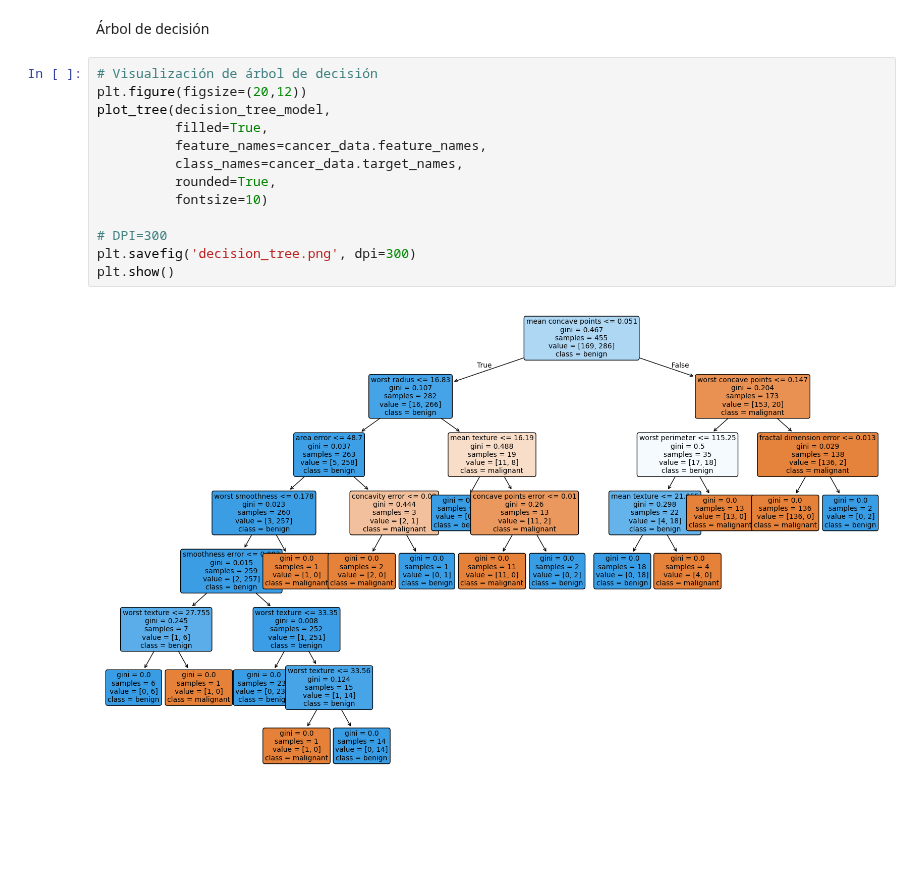
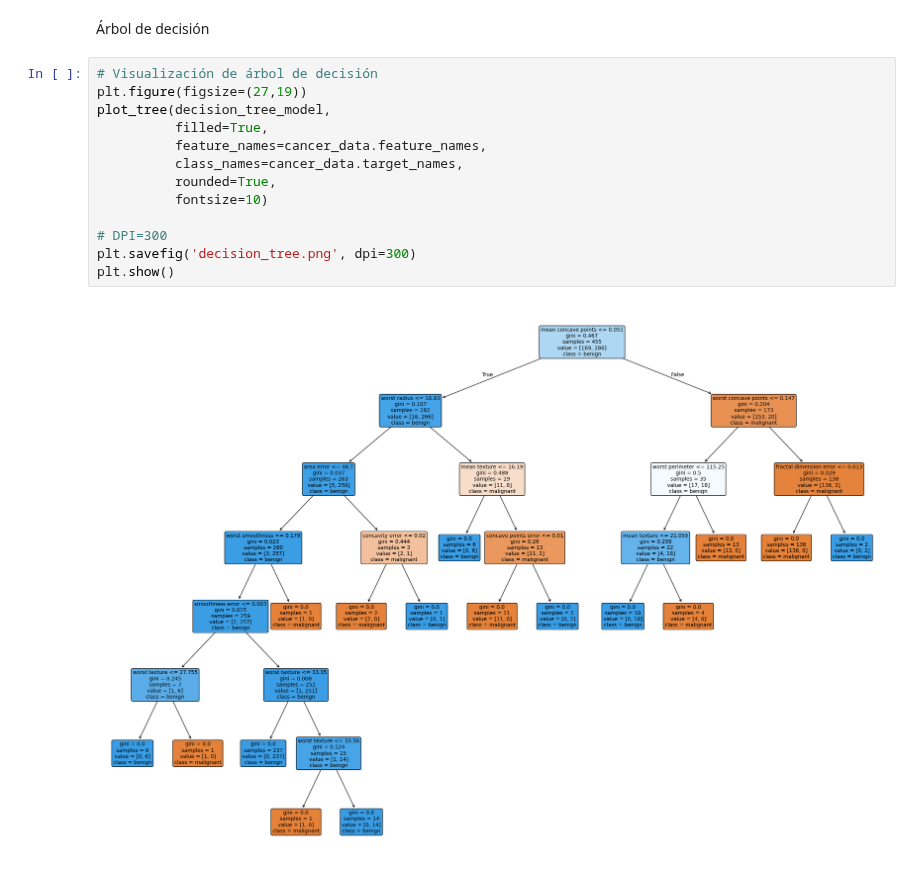
Before and after one commit to edu015u/IA-Y-REDES-NEURONALES-2025, a Jupyter notebook: ACTIVIDADES/AF6_Decision_Tree.ipynb, the cells around one changed output. Saved outputs shown, nothing was run; the diff lists cells and outputs as text; blank space fills up the shorter version.

```diff
--- a/ACTIVIDADES/AF6_Decision_Tree.ipynb
+++ b/ACTIVIDADES/AF6_Decision_Tree.ipynb
@@ -178,16 +178,16 @@ weighted avg       0.95      0.95      0.95       114
 Árbol de decisión
 # %%
 # Visualización de árbol de decisión
-plt.figure(figsize=(20,12))
+plt.figure(figsize=(27,19))
 plot_tree(decision_tree_model,
           filled=True,
           feature_names=cancer_data.feature_names,
           class_names=cancer_data.target_names,
           rounded=True,
           fontsize=10)
 
 # DPI=300
 plt.savefig('decision_tree.png', dpi=300)
 plt.show()
 # %% [output]
-[figure, old version]
+[figure, new version]
```
